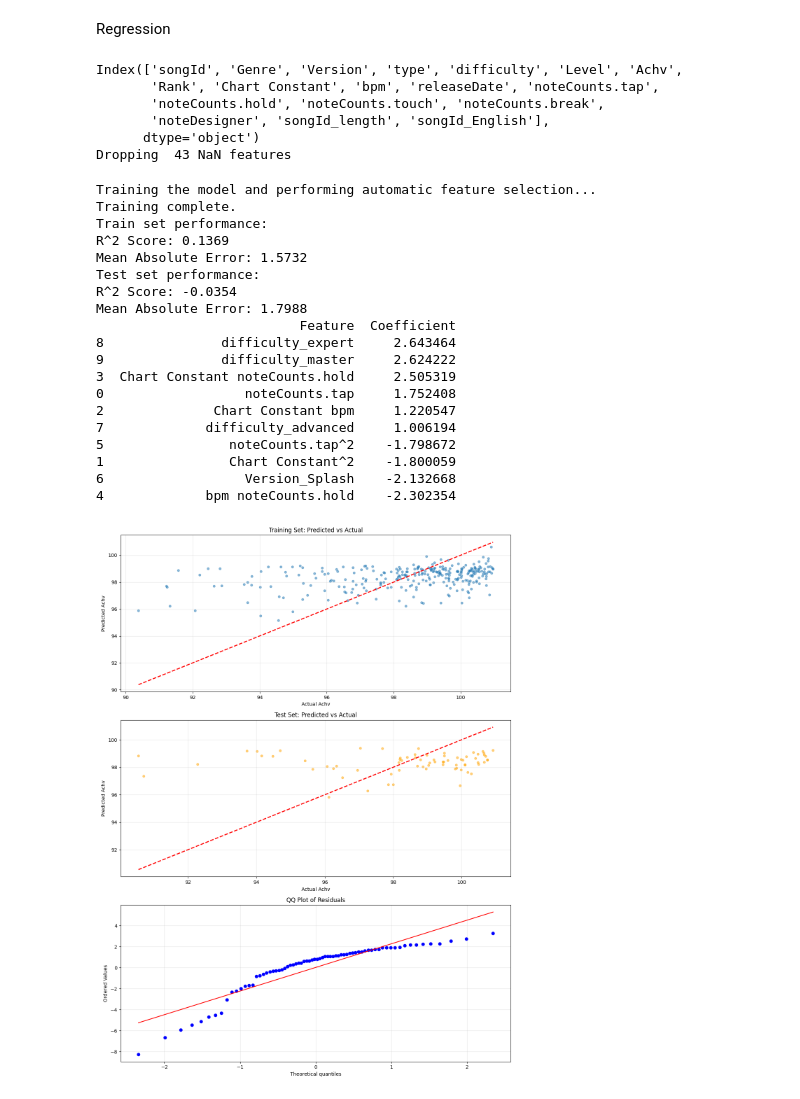
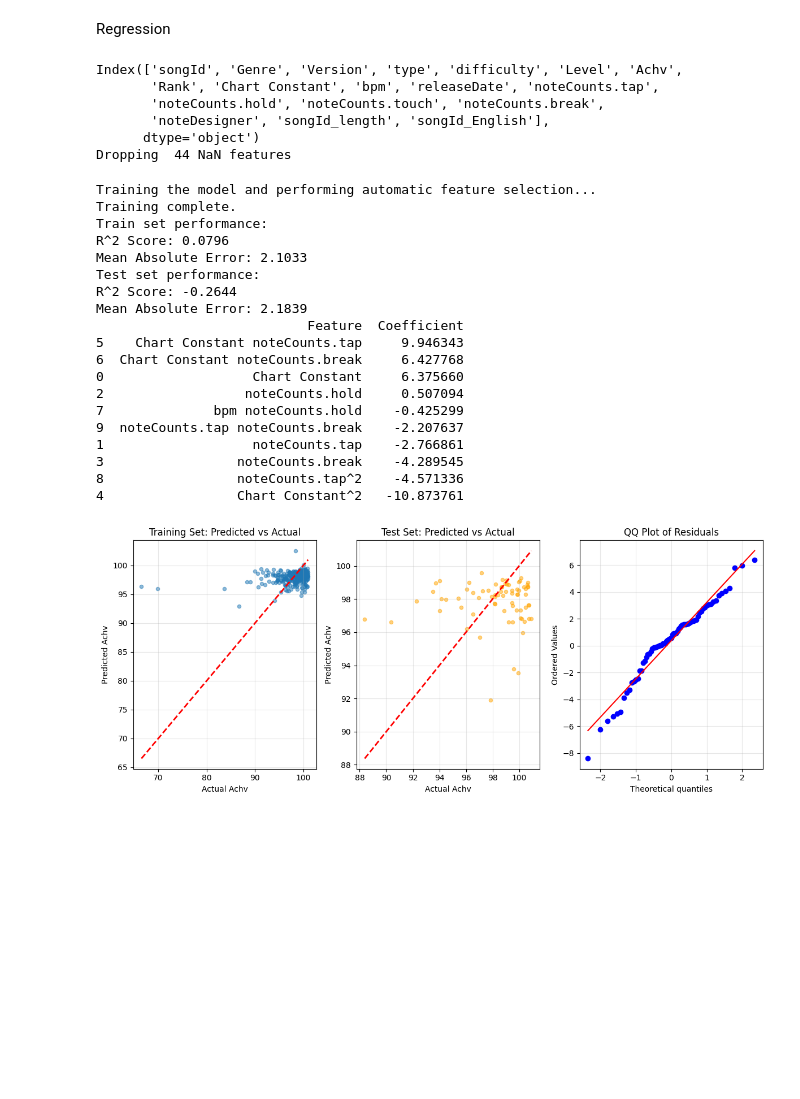
Before and after one commit to eric15342335/maimai-dx-regression, a Jupyter notebook: model.ipynb, the cells around one changed output. Saved outputs shown, nothing was run; the diff lists cells and outputs as text; code cells hidden in the pictures; blank space fills up the shorter version.

```diff
--- a/model.ipynb
+++ b/model.ipynb
@@ -212,7 +212,7 @@ print(merged_df.nsmallest(5, 'Achv'))
 323  86.69    A            12.7       882  180.0        246.0
 # %%
 # drop Achv outliners
-merged_df = merged_df[(merged_df['Achv'] >= 90)]
+#merged_df = merged_df[(merged_df['Achv'] >= 90)]
 # %%
 # song map metrics
 songs_df = Path("songs.csv")
@@ -433,7 +433,7 @@ Index(['songId', 'Genre', 'Version', 'type', 'difficulty', 'Level', 'Achv',
        'noteCounts.hold', 'noteCounts.touch', 'noteCounts.break',
        'noteDesigner', 'songId_length', 'songId_English'],
       dtype='object')
-Dropping  43 NaN features
+Dropping  44 NaN features
 # %%
 from sklearn.pipeline import Pipeline
 from sklearn.preprocessing import PolynomialFeatures, StandardScaler
@@ -445,7 +445,7 @@ from sklearn.compose import ColumnTransformer
 from sklearn.preprocessing import OneHotEncoder
 
 numerical_features = merged_df.select_dtypes(include=['number']).columns.drop('Achv').tolist()
-categorical_features = ['Genre', 'Version', 'type', 'difficulty']
+categorical_features = ['Genre', 'type', 'difficulty'] # 'Version'
 preprocessor = ColumnTransformer(
     transformers=[
         ('num', Pipeline(steps=[
@@ -510,52 +510,52 @@ print(results_df)
 Training the model and performing automatic feature selection...
 Training complete.
 Train set performance:
-R^2 Score: 0.1369
-Mean Absolute Error: 1.5732
+R^2 Score: 0.0796
+Mean Absolute Error: 2.1033
 Test set performance:
-R^2 Score: -0.0354
-Mean Absolute Error: 1.7988
-                          Feature  Coefficient
-8               difficulty_expert     2.643464
-9               difficulty_master     2.624222
-3  Chart Constant noteCounts.hold     2.505319
-0                  noteCounts.tap     1.752408
-2              Chart Constant bpm     1.220547
-7             difficulty_advanced     1.006194
-5                noteCounts.tap^2    -1.798672
-1                Chart Constant^2    -1.800059
-6                  Version_Splash    -2.132668
-4             bpm noteCounts.hold    -2.302354
+R^2 Score: -0.2644
+Mean Absolute Error: 2.1839
+                           Feature  Coefficient
+5    Chart Constant noteCounts.tap     9.946343
+6  Chart Constant noteCounts.break     6.427768
+0                   Chart Constant     6.375660
+2                  noteCounts.hold     0.507094
+7              bpm noteCounts.hold    -0.425299
+9  noteCounts.tap noteCounts.break    -2.207637
+1                   noteCounts.tap    -2.766861
+3                 noteCounts.break    -4.289545
+8                 noteCounts.tap^2    -4.571336
+4                 Chart Constant^2   -10.873761
 # %%
 from scipy import stats
 
-fig, axes = plt.subplots(3, 1, figsize=(12, 16))
+fig, axes = plt.subplots(1, 3, figsize=(12, 5))
 # 1. Predicted vs Actual for training set
 axes[0].scatter(y_train, y_train_pred, alpha=0.5, s=20)
 axes[0].plot([y_train.min(), y_train.max()], [y_train.min(), y_train.max()], 'r--', lw=2)
 axes[0].set_xlabel('Actual Achv')
 axes[0].set_ylabel('Predicted Achv')
 axes[0].set_title('Training Set: Predicted vs Actual')
 axes[0].grid(True, alpha=0.3)
 
 # 2. Predicted vs Actual for test set
 axes[1].scatter(y_test, y_test_pred, alpha=0.5, s=20, color='orange')
 axes[1].plot([y_test.min(), y_test.max()], [y_test.min(), y_test.max()], 'r--', lw=2)
 axes[1].set_xlabel('Actual Achv')
 axes[1].set_ylabel('Predicted Achv')
 axes[1].set_title('Test Set: Predicted vs Actual')
 axes[1].grid(True, alpha=0.3)
 
 # 3. Residual QQ plot
 residuals = y_test - y_test_pred
 stats.probplot(residuals, dist="norm", plot=axes[2])
 axes[2].set_title('QQ Plot of Residuals')
 axes[2].grid(True, alpha=0.3)
 
 plt.tight_layout()
 plt.show()
 # %% [output]
-[figure, old version]
+[figure, new version]
 # %%
 from sklearn.ensemble import RandomForestRegressor
 from sklearn.model_selection import GridSearchCV
```
Also changed, not shown: parts of 14 cells of this notebook, 1 other file.
